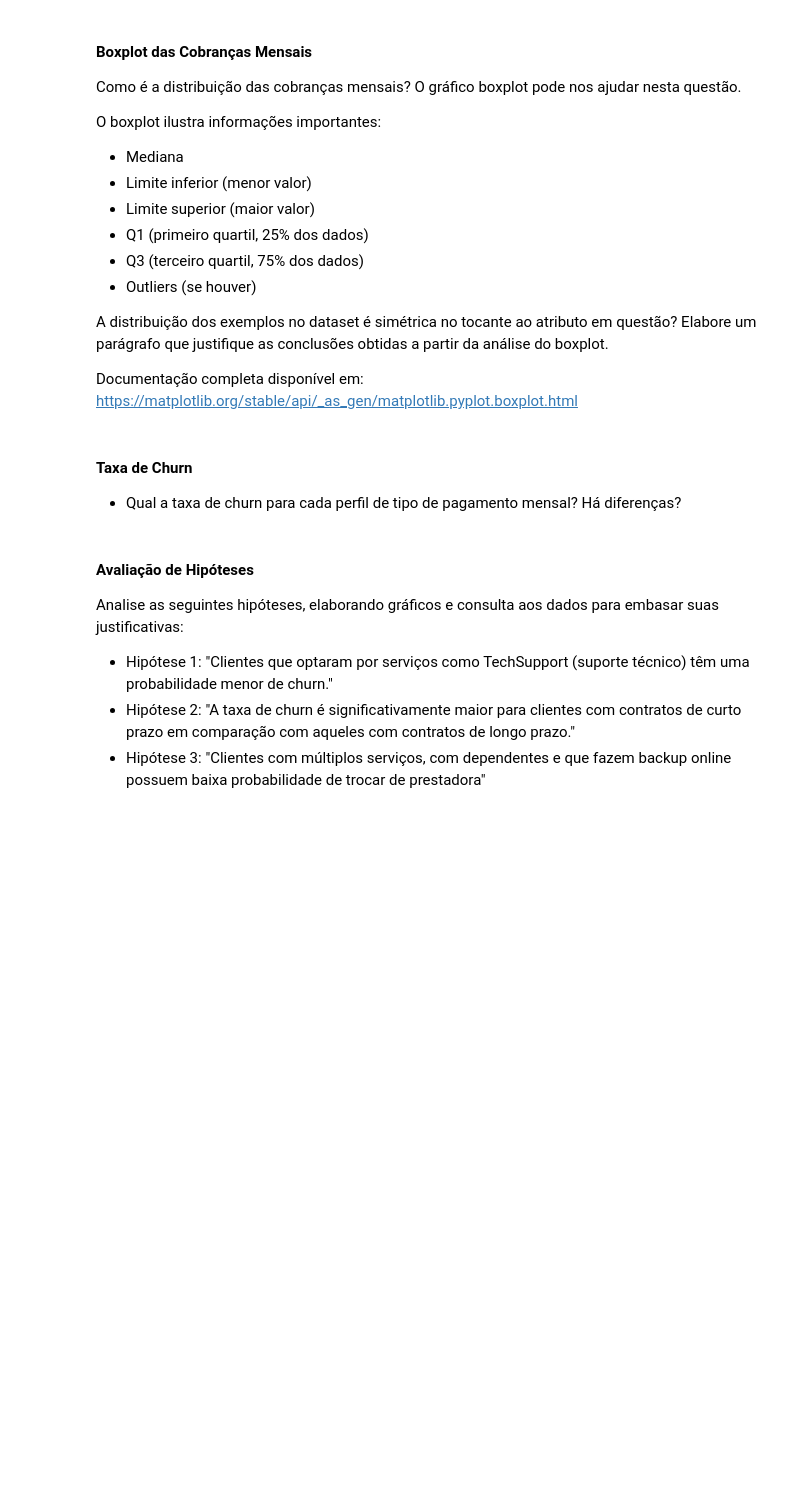
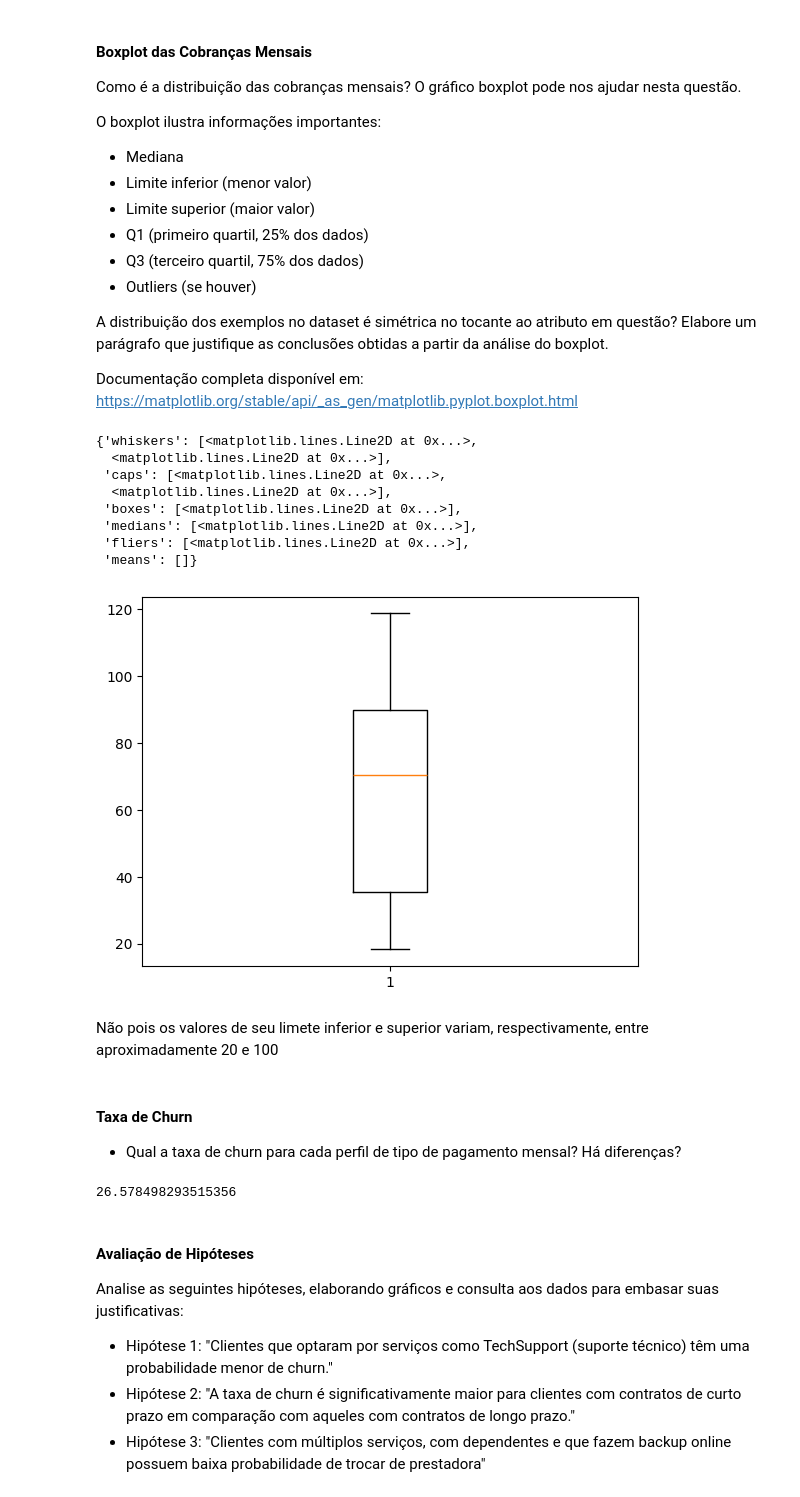
Before and after one commit to samirasousza/RNA-2025.2-PP1.2, a Jupyter notebook: RNA_2025_2_PP1_2.ipynb, the cells around one changed output. Saved outputs shown, nothing was run; the diff lists cells and outputs as text; code cells hidden in the pictures; blank space fills up the shorter version.

Commit message:
taxa de churn

```diff
--- a/RNA_2025_2_PP1_2.ipynb
+++ b/RNA_2025_2_PP1_2.ipynb
@@ -79,8 +79,8 @@ data.shape
 - Elimine todas as entradas em que há dados faltantes
 - Qual o decréscimo percentual no tamanho do dataset?
 # %%
-new_data = data.dropna(how="any")
-new_data.shape
+df = data.dropna(how="any")
+df.shape
 # %% [output]
 (7043, 21)
 # %% [markdown]
@@ -162,10 +208,29 @@ O boxplot ilustra informações importantes:
 A distribuição dos exemplos no dataset é simétrica no tocante ao atributo em questão? Elabore um parágrafo que justifique as conclusões obtidas a partir da análise do boxplot.
 
 Documentação completa disponível em: https://matplotlib.org/stable/api/_as_gen/matplotlib.pyplot.boxplot.html
+# %%
+plt.boxplot(x='MonthlyCharges', data=df)
+# %% [output]
+{'whiskers': [<matplotlib.lines.Line2D at 0x...>,
+  <matplotlib.lines.Line2D at 0x...>],
+ 'caps': [<matplotlib.lines.Line2D at 0x...>,
+  <matplotlib.lines.Line2D at 0x...>],
+ 'boxes': [<matplotlib.lines.Line2D at 0x...>],
+ 'medians': [<matplotlib.lines.Line2D at 0x...>],
+ 'fliers': [<matplotlib.lines.Line2D at 0x...>],
+ 'means': []}
+[figure, added]
+# %% [markdown]
+Não pois os valores de seu limete inferior e superior variam, respectivamente, entre aproximadamente 20 e 100
 # %% [markdown]
 #### Taxa de Churn
 
 - Qual a taxa de churn para cada perfil de tipo de pagamento mensal? Há diferenças?
+# %%
+churn_rate = (df[df["Churn"] == "Yes"].shape[0]/df[df["tenure"] > 0].shape[0]) * 100
+churn_rate
+# %% [output]
+26.578498293515356
 # %% [markdown]
 #### Avaliação de Hipóteses
 
```
Also changed, not shown: parts of 4 cells of this notebook.
